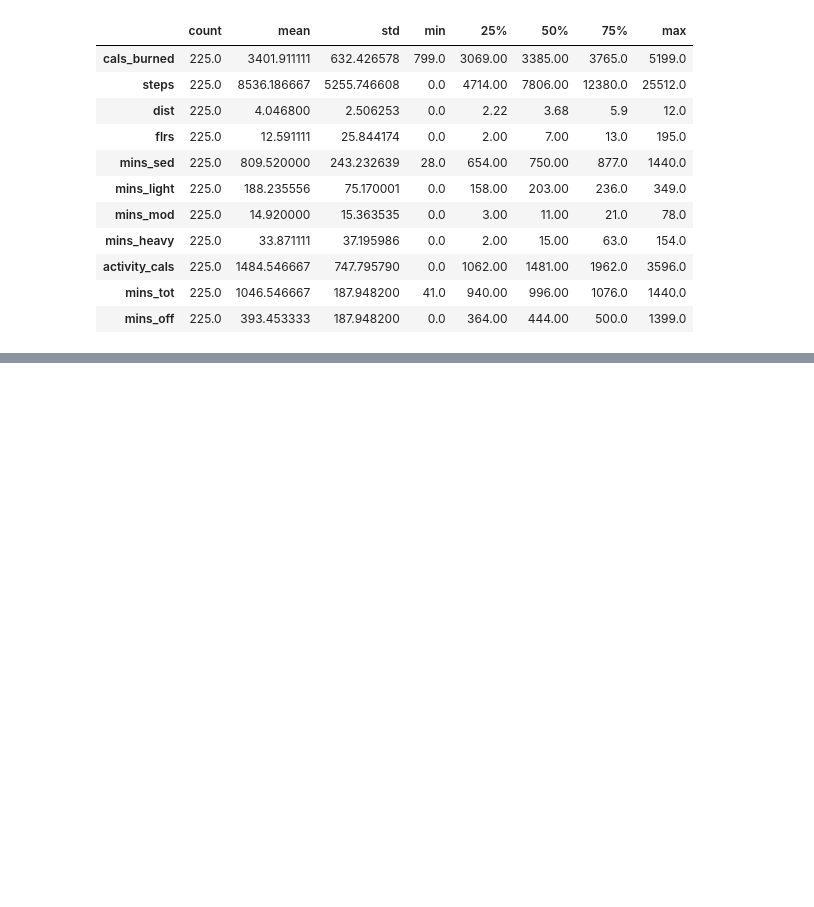
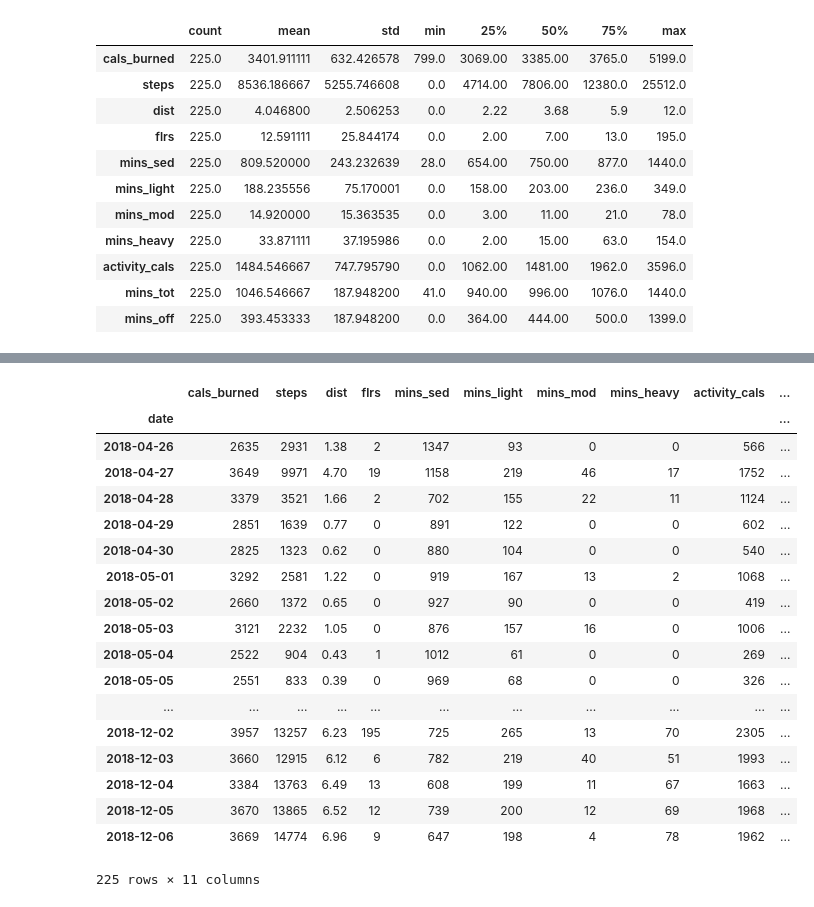
Before and after one commit to DoubleStufERoe/BayesP05_Fitbit, a Jupyter notebook: scratch_jeff.ipynb, the cells around one changed output, grey strips where cells are left out. Cells and saved outputs as stored; diff of their text form; code cells hidden in the pictures; blank space fills up the shorter version.

```diff
--- a/scratch_jeff.ipynb
+++ b/scratch_jeff.ipynb
@@ -50,0 +89,24 @@ df.groupby(df.index.weekday).
+# %%
+dfnew = df.select_dtypes(exclude='object')
+# %%
+dfnew
+# %% [output]
+|  | cals_burned | steps | dist | flrs | mins_sed | mins_light | mins_mod | mins_heavy | activity_cals | ... |
+| date |  |  |  |  |  |  |  |  |  | ... |
+| 2018-04-26 | 2635 | 2931 | 1.38 | 2 | 1347 | 93 | 0 | 0 | 566 | ... |
+| 2018-04-27 | 3649 | 9971 | 4.70 | 19 | 1158 | 219 | 46 | 17 | 1752 | ... |
+| 2018-04-28 | 3379 | 3521 | 1.66 | 2 | 702 | 155 | 22 | 11 | 1124 | ... |
+| 2018-04-29 | 2851 | 1639 | 0.77 | 0 | 891 | 122 | 0 | 0 | 602 | ... |
+| 2018-04-30 | 2825 | 1323 | 0.62 | 0 | 880 | 104 | 0 | 0 | 540 | ... |
+| 2018-05-01 | 3292 | 2581 | 1.22 | 0 | 919 | 167 | 13 | 2 | 1068 | ... |
+| 2018-05-02 | 2660 | 1372 | 0.65 | 0 | 927 | 90 | 0 | 0 | 419 | ... |
+| 2018-05-03 | 3121 | 2232 | 1.05 | 0 | 876 | 157 | 16 | 0 | 1006 | ... |
+| 2018-05-04 | 2522 | 904 | 0.43 | 1 | 1012 | 61 | 0 | 0 | 269 | ... |
+| 2018-05-05 | 2551 | 833 | 0.39 | 0 | 969 | 68 | 0 | 0 | 326 | ... |
+| ... | ... | ... | ... | ... | ... | ... | ... | ... | ... | ... |
+| 2018-12-02 | 3957 | 13257 | 6.23 | 195 | 725 | 265 | 13 | 70 | 2305 | ... |
+| 2018-12-03 | 3660 | 12915 | 6.12 | 6 | 782 | 219 | 40 | 51 | 1993 | ... |
+| 2018-12-04 | 3384 | 13763 | 6.49 | 13 | 608 | 199 | 11 | 67 | 1663 | ... |
+| 2018-12-05 | 3670 | 13865 | 6.52 | 12 | 739 | 200 | 12 | 69 | 1968 | ... |
+| 2018-12-06 | 3669 | 14774 | 6.96 | 9 | 647 | 198 | 4 | 78 | 1962 | ... |
+225 rows × 11 columns
```
Also changed, not shown: parts of 19 cells of this notebook, 1 other file.
